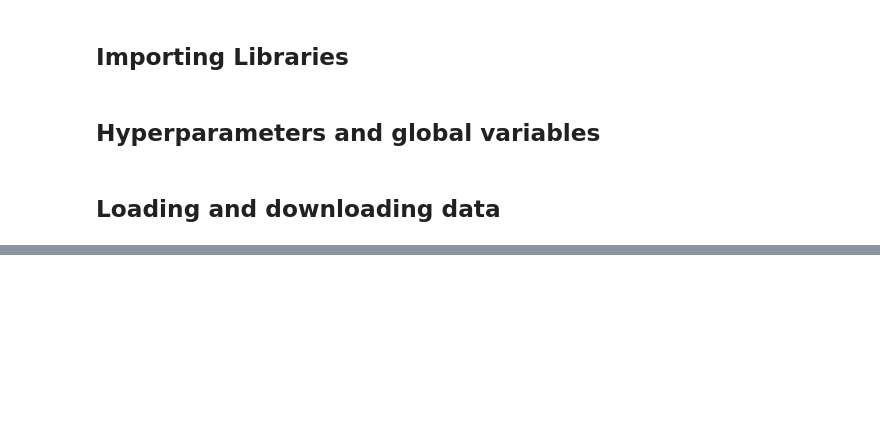
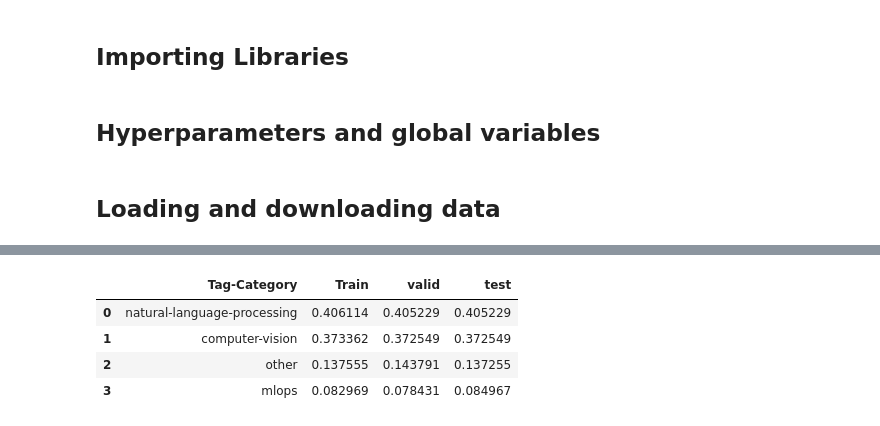
Before and after one commit to AniTho/Made-With-ML, a Jupyter notebook: notebook/1_data_processing.ipynb, the cells around one changed output, grey strips where cells are left out. Saved outputs shown, nothing was run; the diff lists cells and outputs as text; code cells hidden in the pictures; blank space fills up the shorter version.

```diff
--- a/notebook/1_data_processing.ipynb
+++ b/notebook/1_data_processing.ipynb
@@ -19,6 +23,9 @@ import pathlib
 DATASET_URL = "https://raw.githubusercontent.com/GokuMohandas/Made-With-ML/main/datasets/dataset.csv"
 base_path = pathlib.Path('../datasets')
 file_name = 'article_category.csv'
+valid_split, test_split = 0.2, 0.2
+train_split = 1 - (valid_split + test_split)
+seed = 42
 # %% [markdown]
 ## Loading and downloading data
 # %%
@@ -40,0 +96,12 @@ df.head()
+# %%
+all_distribution = train_distribution.join(valid_distribution.set_index('Tag-Category'),
+                                           on = 'Tag-Category').join(
+                                               test_distribution.set_index('Tag-Category'),
+                                               on = 'Tag-Category')
+all_distribution.head()
+# %% [output]
+|  | Tag-Category | Train | valid | test |
+| 0 | natural-language-processing | 0.406114 | 0.405229 | 0.405229 |
+| 1 | computer-vision | 0.373362 | 0.372549 | 0.372549 |
+| 2 | other | 0.137555 | 0.143791 | 0.137255 |
+| 3 | mlops | 0.082969 | 0.078431 | 0.084967 |
```
Also changed, not shown: parts of 9 cells of this notebook.
